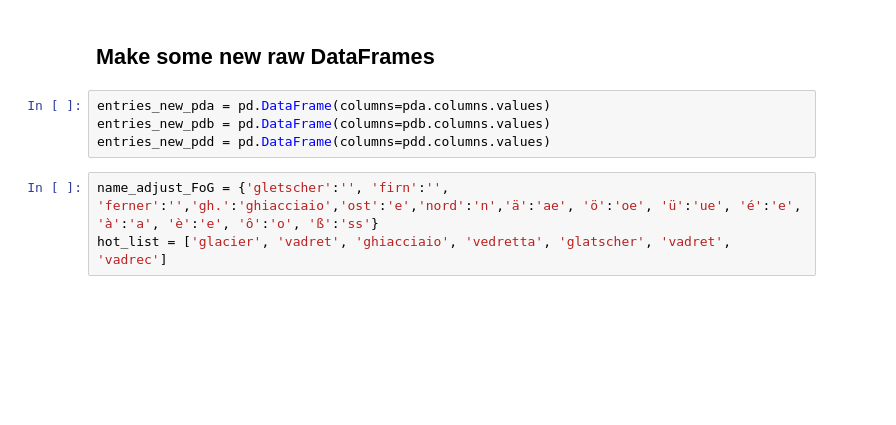
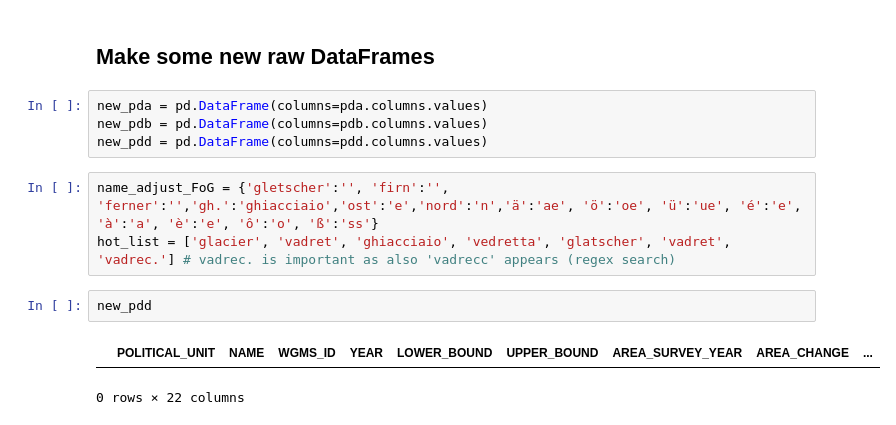
Before and after one commit to JohannesUIBK/glaciers-cci5, a Jupyter notebook: glaciers_cci5/Merge_Fischer_FoG.ipynb, the cells around one changed output. Cells and saved outputs as stored; diff of their text form; blank space fills up the shorter version.

```diff
--- a/glaciers_cci5/Merge_Fischer_FoG.ipynb
+++ b/glaciers_cci5/Merge_Fischer_FoG.ipynb
@@ -486,9 +522,14 @@ print(len(new_id)) # sum of all SGI2010 short names that need a new ID in FoG
 # %% [markdown]
 ## Make some new raw DataFrames
 # %%
-entries_new_pda = pd.DataFrame(columns=pda.columns.values)
-entries_new_pdb = pd.DataFrame(columns=pdb.columns.values)
-entries_new_pdd = pd.DataFrame(columns=pdd.columns.values)
+new_pda = pd.DataFrame(columns=pda.columns.values)
+new_pdb = pd.DataFrame(columns=pdb.columns.values)
+new_pdd = pd.DataFrame(columns=pdd.columns.values)
 # %%
 name_adjust_FoG = {'gletscher':'', 'firn':'', 'ferner':'','gh.':'ghiacciaio','ost':'e','nord':'n','ä':'ae', 'ö':'oe', 'ü':'ue', 'é':'e', 'à':'a', 'è':'e', 'ô':'o', 'ß':'ss'}
-hot_list = ['glacier', 'vadret', 'ghiacciaio', 'vedretta', 'glatscher', 'vadret', 'vadrec']
+hot_list = ['glacier', 'vadret', 'ghiacciaio', 'vedretta', 'glatscher', 'vadret', 'vadrec.'] # vadrec. is important as also 'vadrecc' appears (regex search)
+# %%
+new_pdd
+# %% [output]
+|  | POLITICAL_UNIT | NAME | WGMS_ID | YEAR | LOWER_BOUND | UPPER_BOUND | AREA_SURVEY_YEAR | AREA_CHANGE | ... |
+0 rows × 22 columns
```
Also changed, not shown: parts of 16 cells of this notebook.
